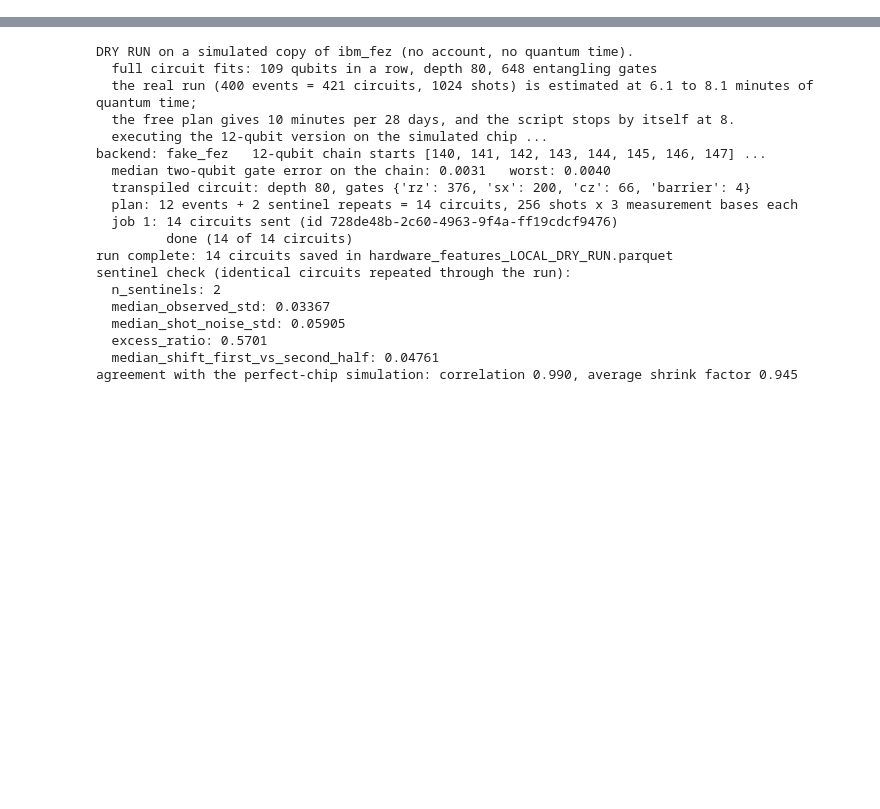
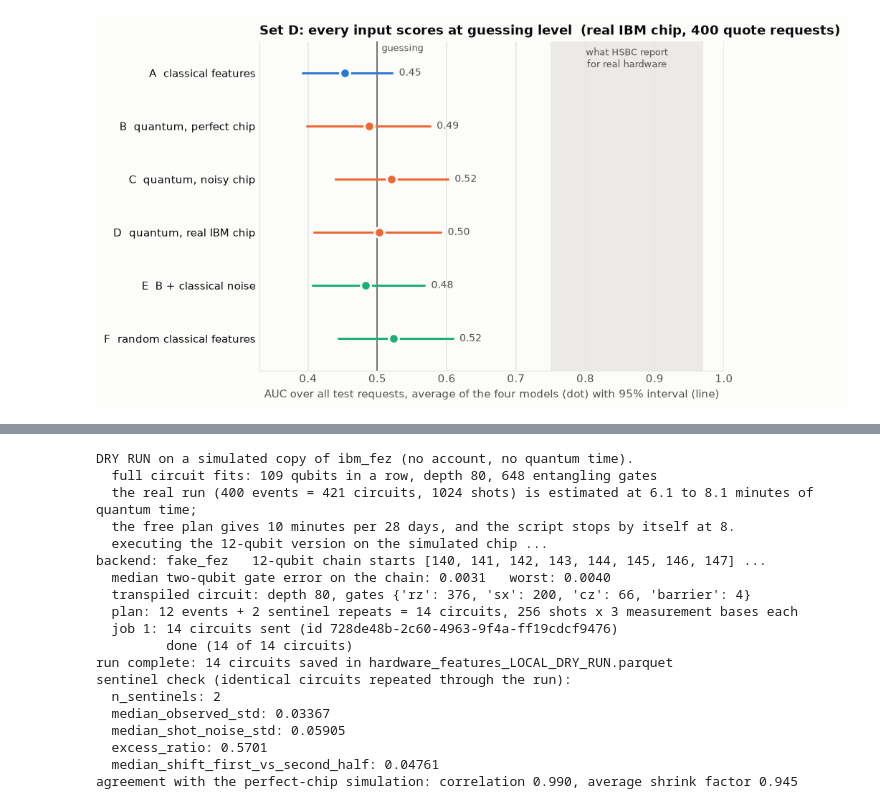
Before and after one commit to noahjacks/Quantum-Computation-of-Quantitative-Methods-with-Machine-Learning, a Jupyter notebook: notebooks/05_hardware_run_and_limitations.ipynb, the cells around one changed output, grey strips where cells are left out. Saved outputs shown, nothing was run; the diff lists cells and outputs as text; code cells hidden in the pictures; blank space fills up the shorter version.

```diff
--- a/notebooks/05_hardware_run_and_limitations.ipynb
+++ b/notebooks/05_hardware_run_and_limitations.ipynb
@@ -91,0 +80,10 @@ Here is the output of the dry run (step 1) on this machine:
+# %%
+from qon.analysis import SET_INFO, fig_hardware
+tab = pd.read_csv(C.TABLES / "partD_hardware_auc.csv")
+summ = json.loads((C.TABLES / "partD_hardware_summary.json").read_text())
+print(f"{summ['n_events']} quote requests; {summ['n_test_events']} of them used for testing\n")
+wide = tab.pivot(index="set", columns="model", values="auc")[["All", "LR", "RF", "XGB", "NN"]]
+all_models = tab[tab.model == "All"].set_index("set")
+wide.insert(1, "All: 95% low", all_models["ci_low"]); wide.insert(2, "All: 95% high", all_models["ci_high"])
+wide.insert(0, "what the models were given", [SET_INFO[s][0][3:] for s in wide.index])
+wide.round(3)
@@ -91,0 +100,4 @@ Here is the output of the dry run (step 1) on this machine:
+# %%
+fig = fig_hardware(tab)
+# %% [output]
+[figure, added]
```
Also changed, not shown: parts of 20 cells of this notebook, 22 other files.
